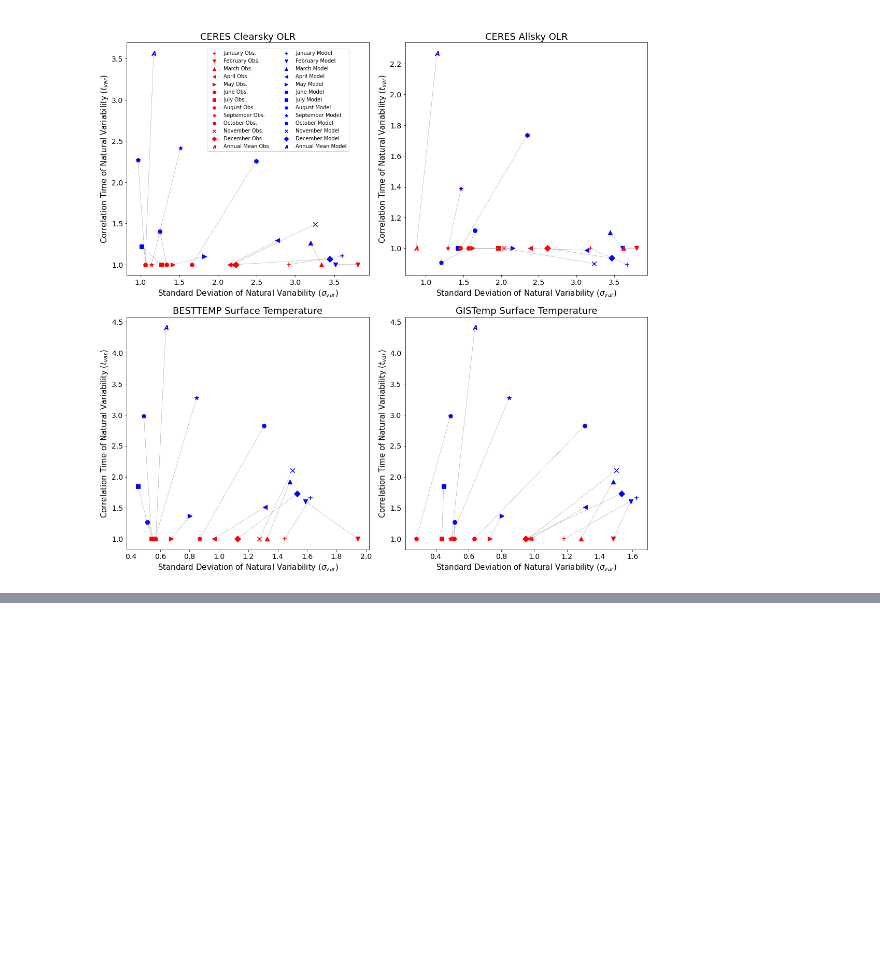
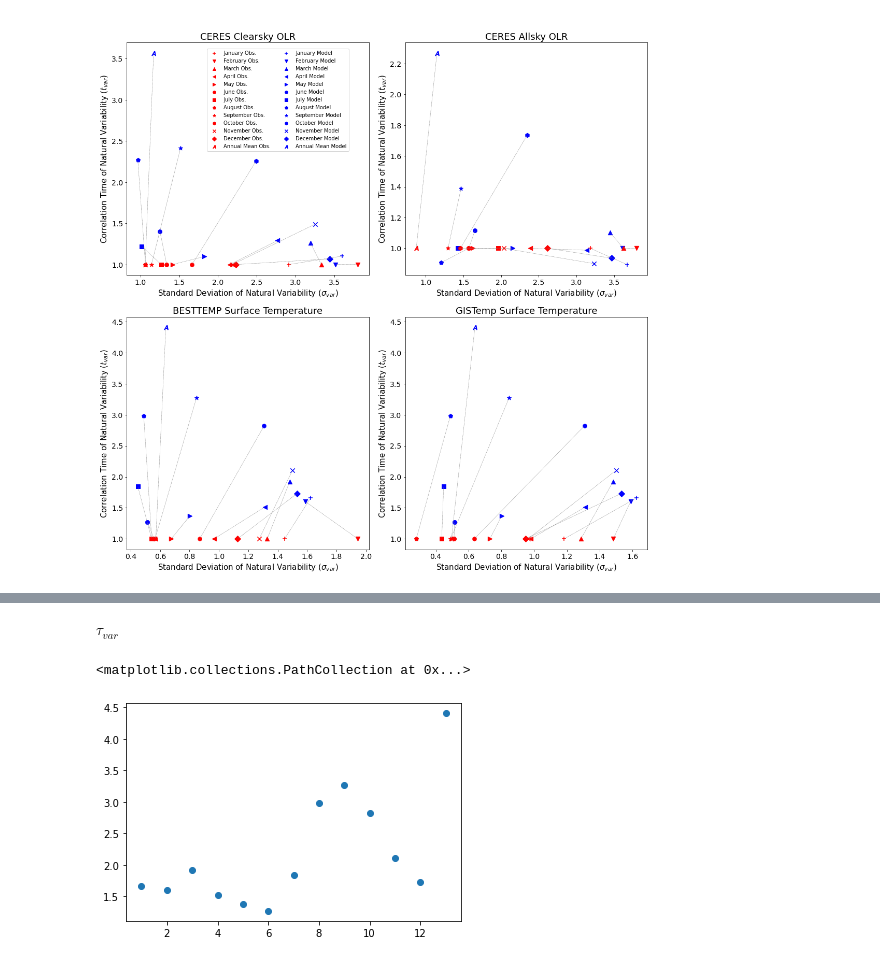
Before and after one commit to jshaw35/spectral_ice, a Jupyter notebook: trend_uncertainty/variability_comparison.ipynb, the cells around one changed output, grey strips where cells are left out. Cells and saved outputs as stored; diff of their text form; code cells hidden in the pictures; blank space fills up the shorter version.

Commit message:
simpler visualization of how variability behaves seasonally

```diff
--- a/trend_uncertainty/variability_comparison.ipynb
+++ b/trend_uncertainty/variability_comparison.ipynb
@@ -182,0 +198,7 @@ TS_GISSTEMP TS
+# %% [markdown]
+$\tau_{var}$
+# %%
+plt.scatter(lens_data['month'],lens_data['tauvar'].sel(variable='TS'))
+# %% [output]
+<matplotlib.collections.PathCollection at 0x...>
+[figure, added]
```
Also changed, not shown: parts of 13 cells of this notebook.
